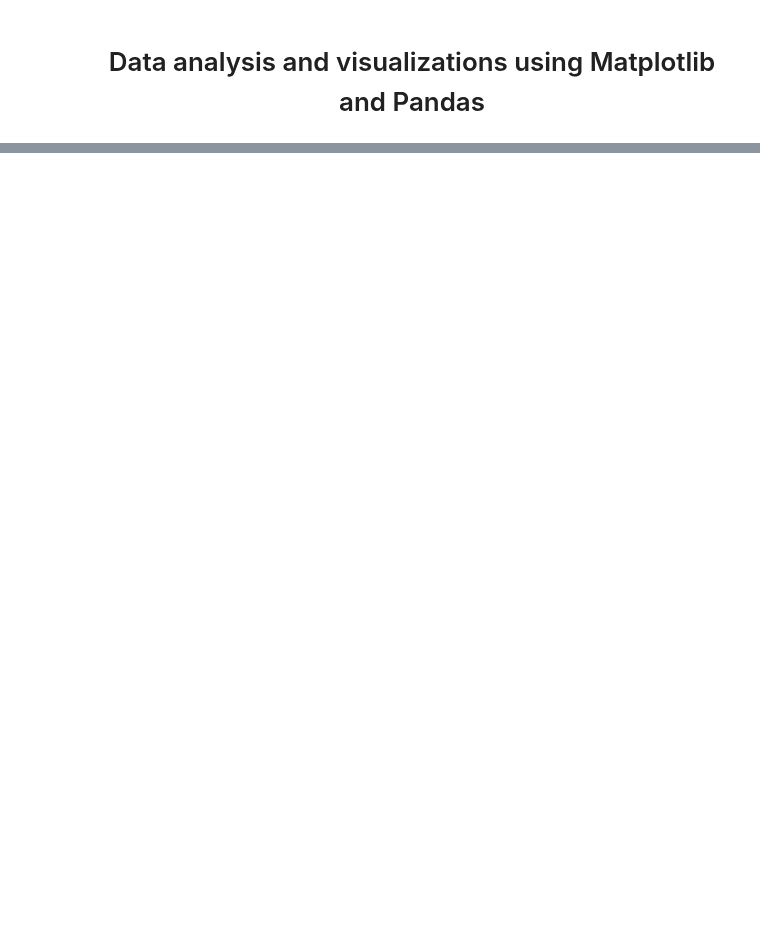
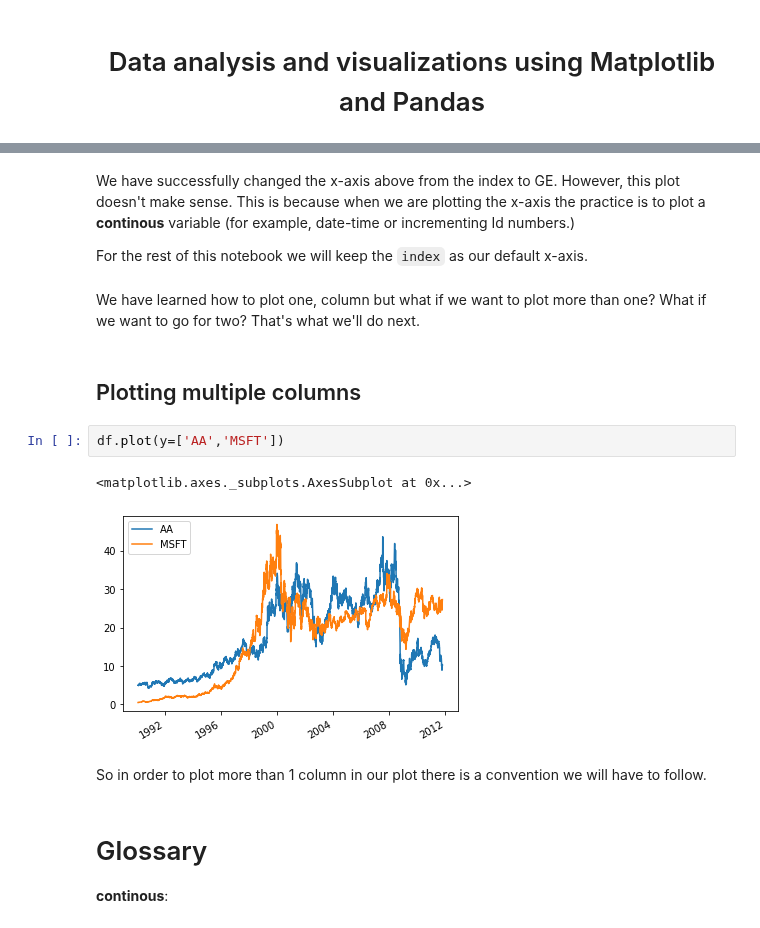
Before and after one commit to lvu5/BitU-3WBootCamp, a Jupyter notebook: Week3_Data_analysis_and_visualizations_using_Matplotlib_and_Pandas.ipynb, the cells around one changed output, grey strips where cells are left out. Drawn from its saved outputs; the diff is of its cells as text; blank space fills up the shorter version.

```diff
--- a/Week3_Data_analysis_and_visualizations_using_Matplotlib_and_Pandas.ipynb
+++ b/Week3_Data_analysis_and_visualizations_using_Matplotlib_and_Pandas.ipynb
@@ -46,0 +136,19 @@
+# %% [markdown]
+We have successfully changed the x-axis above from the index to GE. However, this plot doesn't make sense. This is because when we are plotting the x-axis the practice is to plot a **continous** variable (for example, date-time or incrementing Id numbers.)
+
+For the rest of this notebook we will keep the `index` as our default x-axis.
+# %% [markdown]
+We have learned how to plot one, column but what if we want to plot more than one? What if we want to go for two? That's what we'll do next.
+# %% [markdown]
+## Plotting multiple columns
+# %%
+df.plot(y=['AA','MSFT'])
+# %% [output]
+<matplotlib.axes._subplots.AxesSubplot at 0x...>
+[figure, added]
+# %% [markdown]
+So in order to plot more than 1 column in our plot there is a convention we will have to follow.
+# %% [markdown]
+# Glossary
+
+**continous**:
```
Also changed, not shown: parts of 18 cells of this notebook.
